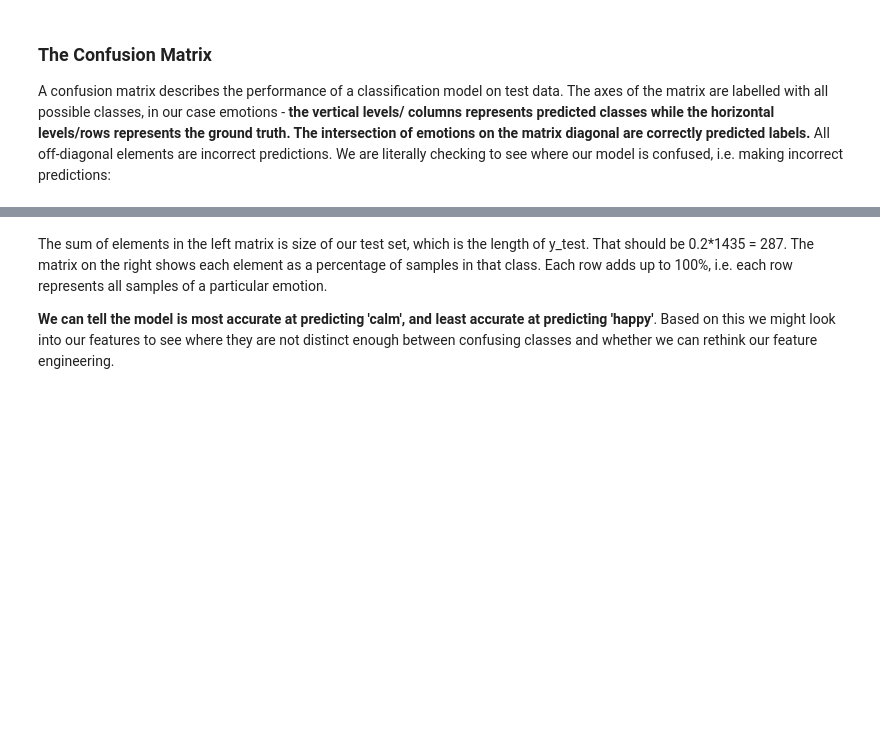
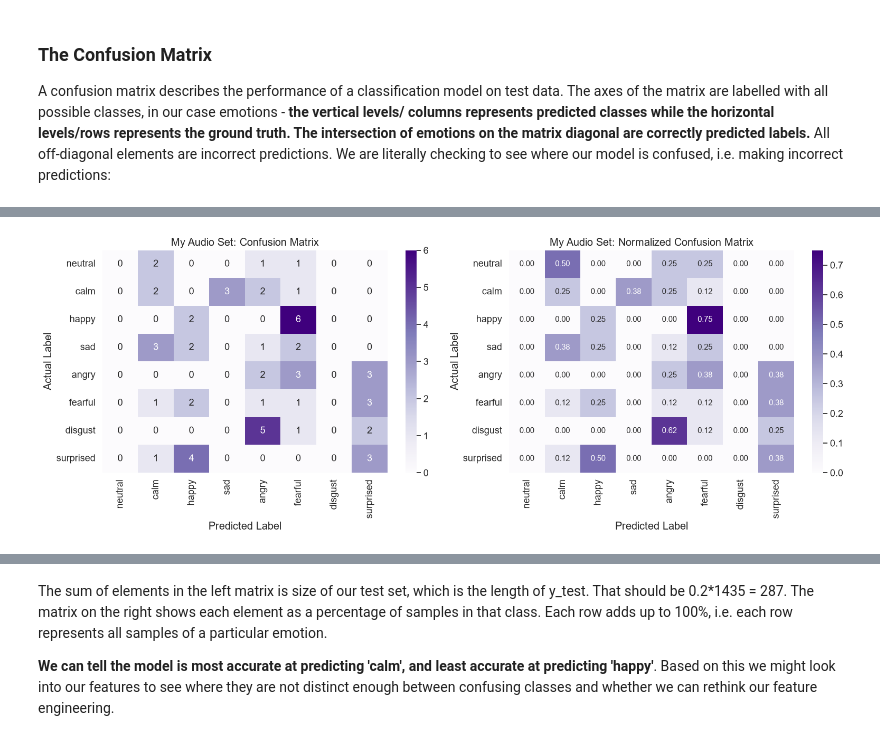
Before and after one commit to IAT-ExploringAI-2026/Week4-NeuralNetworks, a Jupyter notebook: Week4__Neural_Networks.ipynb, the cells around one changed output, grey strips where cells are left out. Cells and saved outputs as stored; diff of their text form; code cells hidden in the pictures; blank space fills up the shorter version.

```diff
--- a/Week4__Neural_Networks.ipynb
+++ b/Week4__Neural_Networks.ipynb
@@ -704,0 +639,98 @@ plt.show()
+# %%
+from sklearn.metrics import confusion_matrix
+import seaborn as sn
+import matplotlib.pyplot as plt
+import pandas as pd
+import numpy as np
+
+# --- 1. PLOT CONFUSION MATRICES FOR CUSTOM RECORDINGS ---
+# Get predictions using the corrected, scaled custom features
+my_pred = model.predict(my_features_scaled)
+my_emotions_flat = my_emotions.values.ravel()
+
+emotion_list = ['neutral', 'calm', 'happy', 'sad', 'angry', 'fearful', 'disgust', 'surprised']
+
+# Calculate raw and normalized matrices
+my_conf = confusion_matrix(my_emotions_flat, my_pred, labels=emotion_list)
+my_conf_norm = confusion_matrix(my_emotions_flat, my_pred, normalize='true', labels=emotion_list)
+
+# Wrap in DataFrames
+my_conf_df = pd.DataFrame(my_conf, index=emotion_list, columns=emotion_list)
+my_conf_norm_df = pd.DataFrame(my_conf_norm, index=emotion_list, columns=emotion_list)
+
+# Plot matrices
+plt.figure(figsize=(16, 6))
+sn.set(font_scale=1.2)
+
+plt.subplot(1, 2, 1)
+plt.title('My Audio Set: Confusion Matrix')
+sn.heatmap(my_conf_df, annot=True, annot_kws={"size": 13}, cmap='Purples', fmt='d', cbar=True)
+plt.ylabel('Actual Label')
+plt.xlabel('Predicted Label')
+
+plt.subplot(1, 2, 2)
+plt.title('My Audio Set: Normalized Confusion Matrix')
+sn.heatmap(my_conf_norm_df, annot=True, annot_kws={"size": 11}, cmap='Purples', fmt='.2f', cbar=True)
+plt.ylabel('Actual Label')
+plt.xlabel('Predicted Label')
+
+plt.tight_layout()
+plt.show()
+
+# --- 2. WEEK 3 VS. WEEK 4 COMPARISON TABLE ---
+# Dynamically extract current scaled MLP scores from our run
+mlp_test_acc = 100 * model.score(X_test_scaled, y_test.values.ravel())
+mlp_my_acc = 100 * model.score(my_features_scaled, my_emotions.values.ravel())
+
+# Define classical model metrics verified by the user from Week 3
+comparison_data = {
+    'Model': ['Random Forest (Week 3)', 'kNN (Week 3)', 'SVC Linear (Week 3)', 'SVC RBF (Week 3)', 'MLP Classifier (Week 4 Corrected)'],
+    'RAVDESS Test Set Accuracy (%)': [54.86, 56.60, 50.00, 48.96, mlp_test_acc],
+    'My Audio Accuracy (%)': [21.67, 16.67, 13.33, 13.33, mlp_my_acc]
+}
+
+comparison_df = pd.DataFrame(comparison_data)
+print("\n===================== MODEL COMPARISON TABLE =====================")
+print(comparison_df.to_string(index=False))
+print("==================================================================")
+
+# --- 3. PUBLICATION-QUALITY GROUPED BAR CHART ---
+# Setup figure configuration
+plt.figure(figsize=(12, 7))
+sn.set_style("whitegrid")
+
+# Data plotting variables
+models = comparison_df['Model'].tolist()
+x = np.arange(len(models))
+width = 0.35
+
+# Plot RAVDESS and My Audio side-by-side grouped bars
+rects1 = plt.bar(x - width/2, comparison_df['RAVDESS Test Set Accuracy (%)'], width, label='RAVDESS Test Set Accuracy', color='#3498db')
+rects2 = plt.bar(x + width/2, comparison_df['My Audio Accuracy (%)'], width, label='My Audio Accuracy', color='#e74c3c')
+
+# Design customizations
+plt.title('Speech Emotion Recognition: Week 3 vs. Week 4 Performance', fontsize=16, fontweight='bold', pad=15)
+plt.xlabel('Trained Classification Models', fontsize=13, fontweight='bold', labelpad=10)
+plt.ylabel('Accuracy (%)', fontsize=13, fontweight='bold', labelpad=10)
+plt.xticks(x, models, fontsize=10, fontweight='semibold', rotation=15)
+plt.yticks(np.arange(0, 101, 10), fontsize=10)
+plt.legend(loc='upper right', fontsize=11, frameon=True, facecolor='white', edgecolor='lightgrey')
+plt.ylim(0, 105)
+
+# Annotate heights on top of the bars
+def autolabel(rects):
+    for rect in rects:
+        height = rect.get_height()
+        plt.annotate(f'{height:.2f}%',
+                    xy=(rect.get_x() + rect.get_width() / 2, height),
+                    xytext=(0, 3),  # 3 points vertical offset
+                    textcoords="offset points",
+                    ha='center', va='bottom', fontsize=9, fontweight='bold')
+
+autolabel(rects1)
+autolabel(rects2)
+
+plt.tight_layout()
+plt.show()
+# %% [output]
+[figure, added]
```
Also changed, not shown: parts of 16 cells of this notebook.
